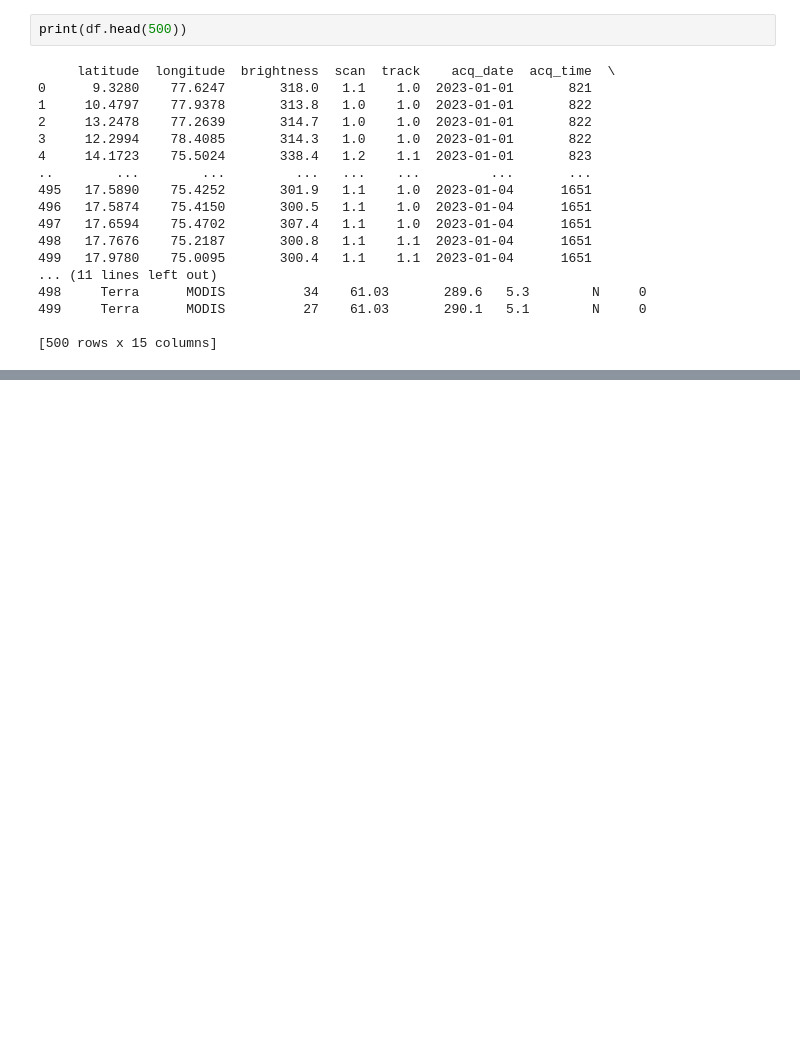
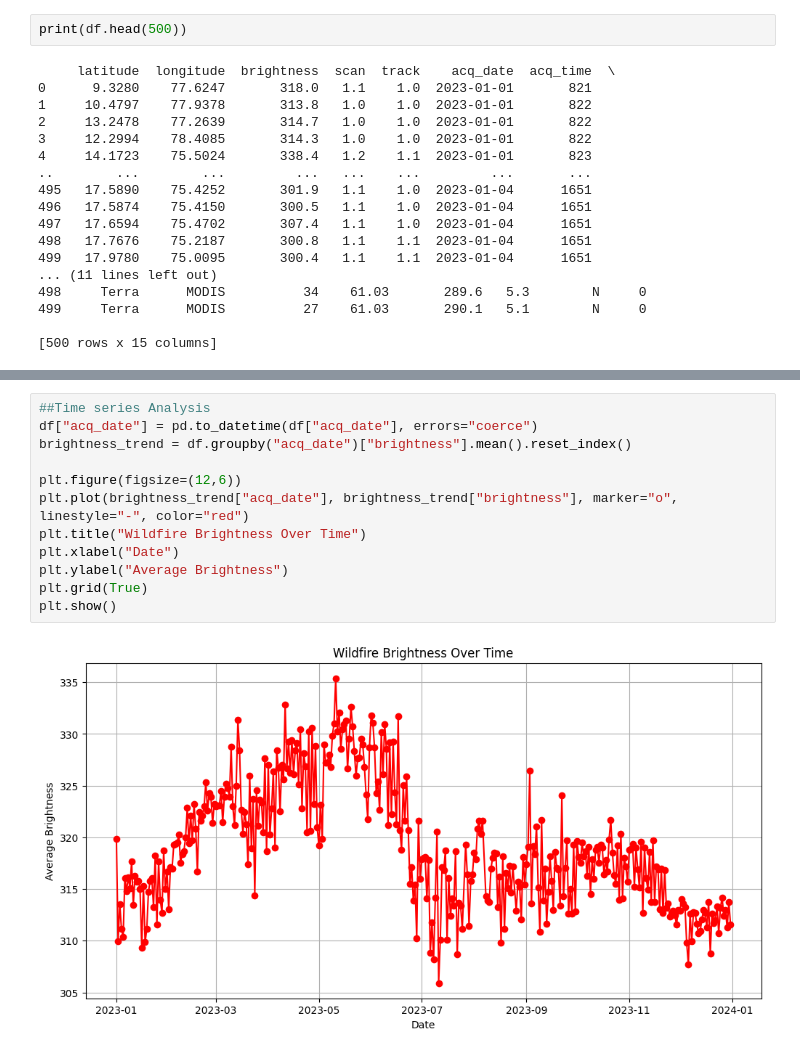
Before and after one commit to Komal283/Enter-Week-1, a Jupyter notebook: WildfireDetection.ipynb, the cells around one changed output, grey strips where cells are left out. Cells and saved outputs as stored; diff of their text form; blank space fills up the shorter version.

```diff
--- a/WildfireDetection.ipynb
+++ b/WildfireDetection.ipynb
@@ -123,0 +167,14 @@ Dataset copied successfully to copied_dataset.csv
+# %%
+##Time series Analysis
+df["acq_date"] = pd.to_datetime(df["acq_date"], errors="coerce")
+brightness_trend = df.groupby("acq_date")["brightness"].mean().reset_index()
+
+plt.figure(figsize=(12,6))
+plt.plot(brightness_trend["acq_date"], brightness_trend["brightness"], marker="o", linestyle="-", color="red")
+plt.title("Wildfire Brightness Over Time")
+plt.xlabel("Date")
+plt.ylabel("Average Brightness")
+plt.grid(True)
+plt.show()
+# %% [output]
+[figure, added]
```
Also changed, not shown: parts of 19 cells of this notebook.
